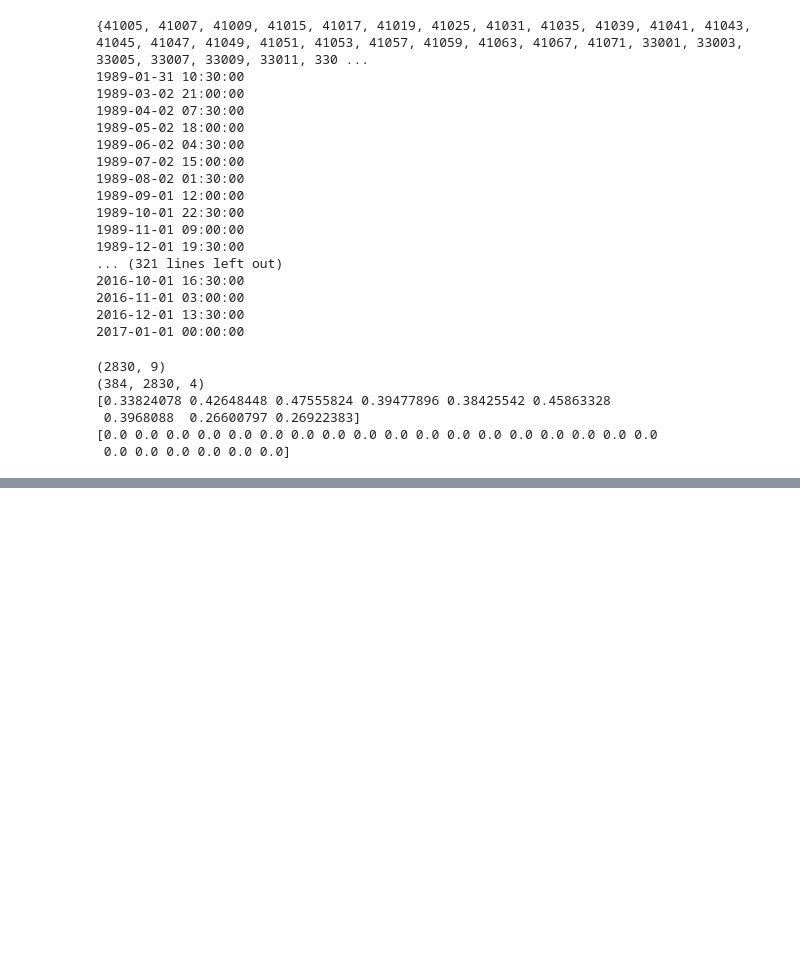
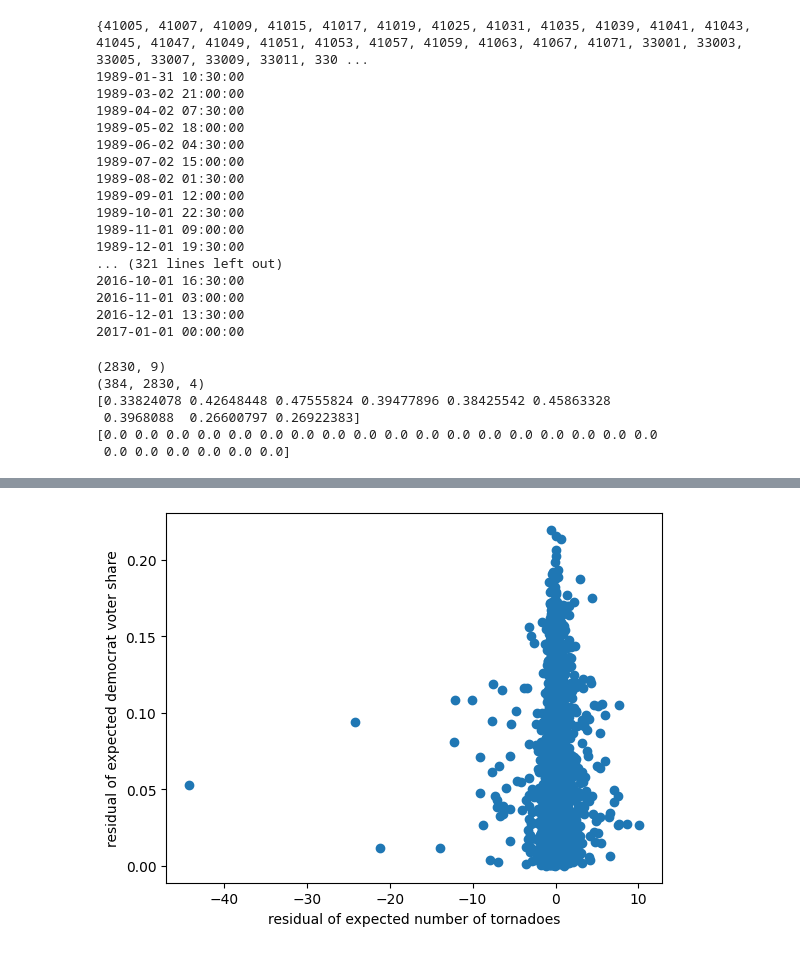
Before and after one commit to kmorhun/disasters_and_politics, a Jupyter notebook: src/time_series.ipynb, the cells around one changed output, grey strips where cells are left out. Drawn from its saved outputs; the diff is of its cells as text; code cells hidden in the pictures; blank space fills up the shorter version.

```diff
--- a/src/time_series.ipynb
+++ b/src/time_series.ipynb
@@ -241,0 +245,88 @@ plotResidualVsTurnout_count(countyVotes,countyTorns)
+# %%
+def plotResidualVsTurnout_count(countyVotes,countyTorns):
+    resids = []
+    votes = []
+    for county in range(len(countyVotes)):
+        valid = True
+        for voteProp in countyVotes[county]:
+            if voteProp!=voteProp:
+                valid = False
+                break
+        if not valid:
+            continue
+        resid = getAResidual(countyTorns[:, county, 1],24,24)
+        residSum = sum(resid)
+        # voteDiff = abs(getAResidual(countyVotes[county],2,1)[0])
+        voteDiff = abs(countyVotes[county][-1] - countyVotes[county][-2])
+        # if(residSum<0.01 and residSum>-0.01): continue
+        resids.append(residSum)
+        votes.append(voteDiff)
+
+    plt.scatter(resids,votes)
+    # lowess = sm.nonparametric.lowess(votes,resids,frac= 1/3)
+    slope,intercept, r_val, p_val, std_rerr = stats.linregress(resids, votes)
+    print(slope,intercept)
+    print(p_val)
+    # plt.plot(lowess[:,0],lowess[:,1],color="red")
+    plt.xlabel("residual of expected number of tornadoes")
+    plt.ylabel("residual of expected democrat voter share")
+    plt.show()
+
+    resids = []
+    votes = []
+    for county in range(len(countyVotes)):
+        valid = True
+        for voteProp in countyVotes[county]:
+            if voteProp!=voteProp:
+                valid = False
+                break
+        if not valid:
+            continue
+        resid = getAResidual(countyTorns[:, county, 2],24,24)
+        residSum = sum(resid)
+        # voteDiff = abs(getAResidual(countyVotes[county],2,1)[0])
+        voteDiff = abs(countyVotes[county][-1] - countyVotes[county][-2])
+        # if(residSum<0.01 and residSum>-0.01): continue
+        resids.append(residSum)
+        votes.append(voteDiff)
+
+    plt.scatter(resids,votes)
+    # lowess = sm.nonparametric.lowess(votes,resids,frac= 1/3)
+    # plt.plot(lowess[:,0],lowess[:,1],color="red")
+    slope,intercept, r_val, p_val, std_rerr = stats.linregress(resids, votes)
+    print(slope,intercept)
+    print(p_val)
+    plt.xlabel("residual of expected loss to tornadoes")
+    plt.ylabel("residual of expected democrat voter share")
+    plt.show()
+
+    resids = []
+    votes = []
+    for county in range(len(countyVotes)):
+        valid = True
+        for voteProp in countyVotes[county]:
+            if voteProp!=voteProp:
+                valid = False
+                break
+        if not valid:
+            continue
+        resid = getAResidual(countyTorns[:, county, 3],24,24)
+        residSum = sum(resid)
+        # voteDiff = abs(getAResidual(countyVotes[county],2,1)[0])
+        voteDiff = abs(countyVotes[county][-1] - countyVotes[county][-2])
+        # if(residSum<0.01 and residSum>-0.01): continue
+        resids.append(residSum)
+        votes.append(voteDiff)
+
+    plt.scatter(resids,votes)
+    # lowess = sm.nonparametric.lowess(votes,resids,frac= 1/3)
+    # plt.plot(lowess[:,0],lowess[:,1],color="red")
+    slope,intercept, r_val, p_val, std_rerr = stats.linregress(resids, votes)
+    print(slope,intercept)
+    print(p_val)
+    plt.xlabel("residual of expected number of injuries/fatalities")
+    plt.ylabel("residual of expected democrat voter share")
+    plt.show()
+
+plotResidualVsTurnout_count(countyVotes,countyTorns)
+# %% [output]
@@ -241,0 +335 @@ plotResidualVsTurnout_count(countyVotes,countyTorns)
+[figure, added]
```
Also changed, not shown: parts of 2 cells of this notebook.
